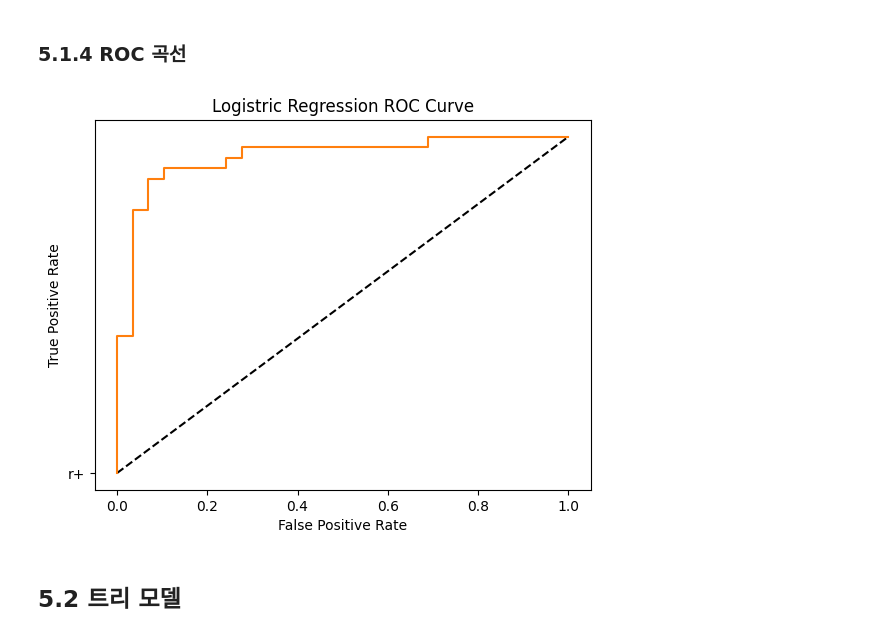
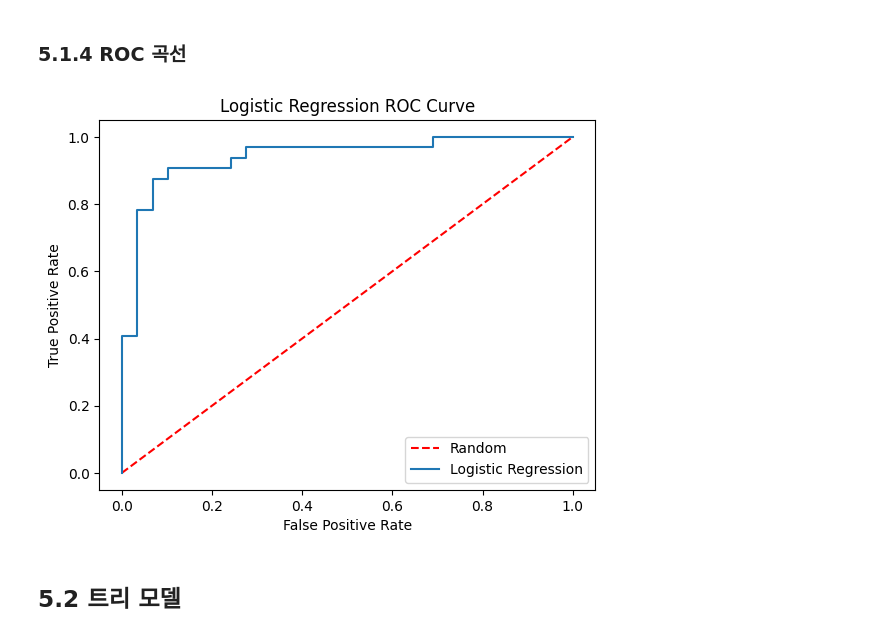
Before and after one commit to god05212/Machine-Learning3, a Jupyter notebook: Machine_Learning3.ipynb, the cells around one changed output. Cells and saved outputs as stored; diff of their text form; code cells hidden in the pictures.

```diff
--- a/Machine_Learning3.ipynb
+++ b/Machine_Learning3.ipynb
@@ -1047,20 +1047,24 @@ The test accuracy score of Logistric Regression is  0.9016393442622951
 ### 5.1.4 ROC 곡선
 # %%
 # 로지스틱 회귀 모델에서 클래스 1에 대한 예측 확률을 계산합니다.
-y_pred_prob = logreg.predict_proba(X_test)[:,1]
+y_pred_prob = logreg.predict_proba(X_test)[:, 1]
 
 # ROC 곡선을 그리기 위해 FPR(False Positive Rate), TPR(True Positive Rate), 임계값(thresholds)을 계산합니다.
-fpr,tpr,threshols=roc_curve(y_test,y_pred_prob)
+fpr, tpr, thresholds = roc_curve(y_test, y_pred_prob)
 
 # ROC 곡선을 그래프로 출력합니다. x축은 FPR, y축은 TPR입니다. ROC 곡선은 분류 모델의 성능을 평가하는 데 사용됩니다.
-plt.plot([0,1],[0,1],"k--",'r+')
-plt.plot(fpr,tpr,label='Logistic Regression')
+plt.plot([0, 1], [0, 1], "k--", color='red', label='Random')
+plt.plot(fpr, tpr, label='Logistic Regression')
 plt.xlabel("False Positive Rate")
 plt.ylabel("True Positive Rate")
-plt.title("Logistric Regression ROC Curve")
+plt.title("Logistic Regression ROC Curve")
+
+# 범례
+plt.legend()
+
 plt.show()
 # %% [output]
-[figure, old version]
+[figure, new version]
 # %% [markdown]
 ## 5.2 트리 모델
 # %% [markdown]
```
Also changed, not shown: parts of 1 cell of this notebook.
